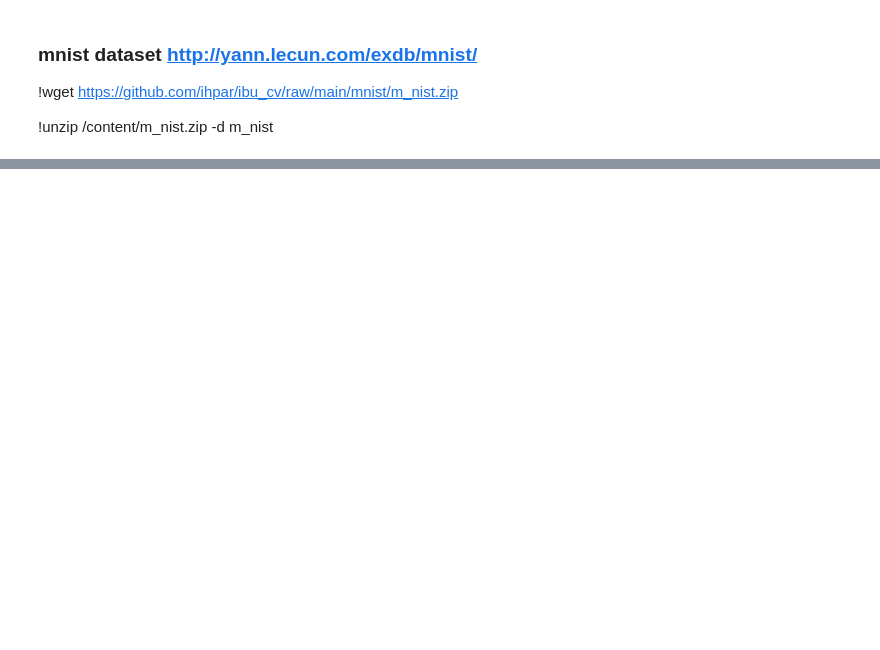
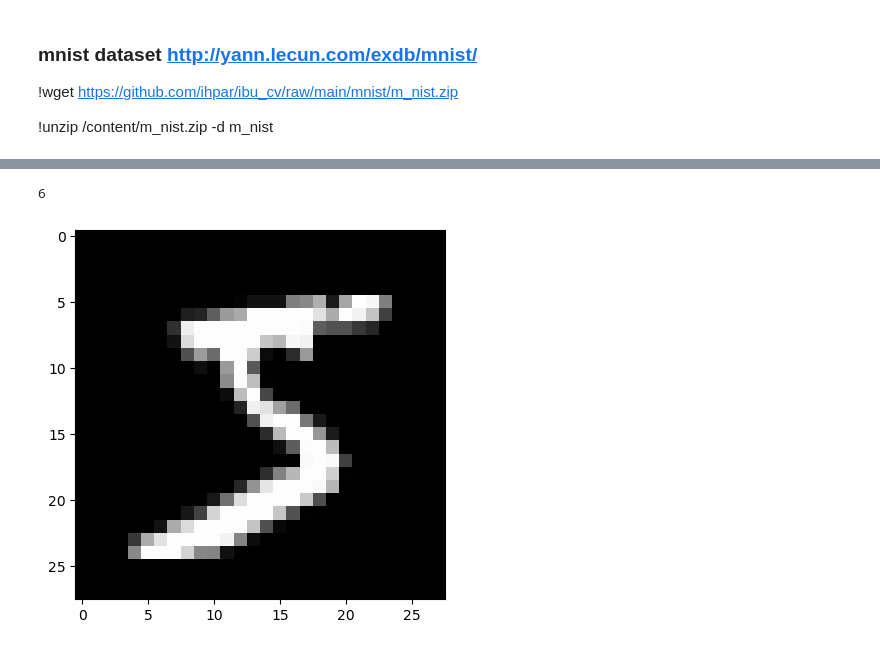
Before and after one commit to ihpar/cvp, a Jupyter notebook: Uygulama/0_hello.ipynb, the cells around one changed output, grey strips where cells are left out. Cells and saved outputs as stored; diff of their text form; code cells hidden in the pictures; blank space fills up the shorter version.

```diff
--- a/Uygulama/0_hello.ipynb
+++ b/Uygulama/0_hello.ipynb
@@ -32,0 +120,4 @@ plt.show()
+# %%
+komsu_siniflari = []
+for komsu in en_yakin_komsular:
+    komsu_siniflari.append(y[komsu])
@@ -32,0 +132,34 @@ plt.show()
+# %%
+class KNN:
+    def __init__(self, distance_fun, K):
+        self.distance_fun = distance_fun
+        self.K = K
+
+    def fit(self, X, y):
+        self.X = X
+        self.y = y
+
+    def predict(self, query_img):
+        uzakliklar = []
+        for img in self.X:
+            uzaklik = self.distance_fun(img, query_img)
+            uzakliklar.append(uzaklik)
+        sirali_indeksler = np.argsort(uzakliklar)
+        en_yakin_komsular = sirali_indeksler[1:self.K+1]
+        komsu_siniflari = []
+        for komsu in en_yakin_komsular:
+            komsu_siniflari.append(y[komsu])
+
+        return Counter(komsu_siniflari).most_common()[0][0]
+# %%
+resim_idx = 0
+knn = KNN(l2_distance, 7)
+knn.fit(X, y)
+query_img = X[resim_idx]
+sonuc = knn.predict(query_img)
+print(sonuc)
+plt.imshow(X[resim_idx], cmap="gray")
+plt.show()
+# %% [output]
+6
+[figure, added]
```
Also changed, not shown: parts of 15 cells of this notebook.
